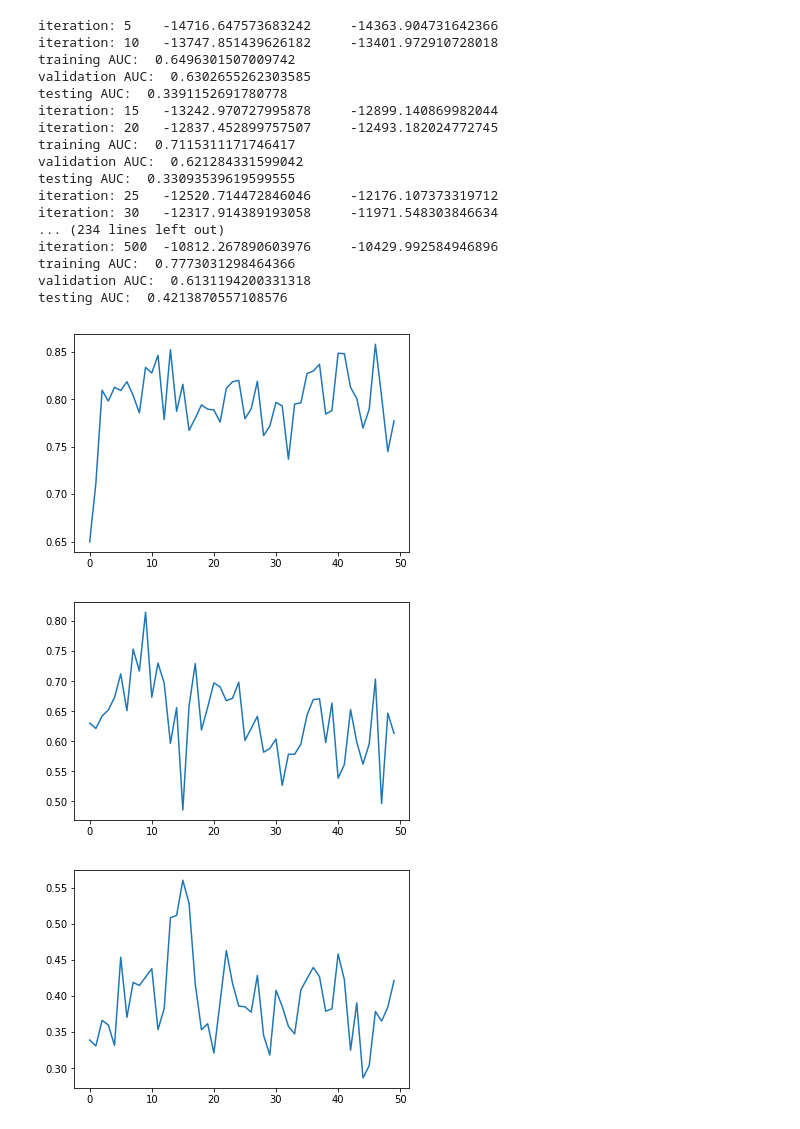
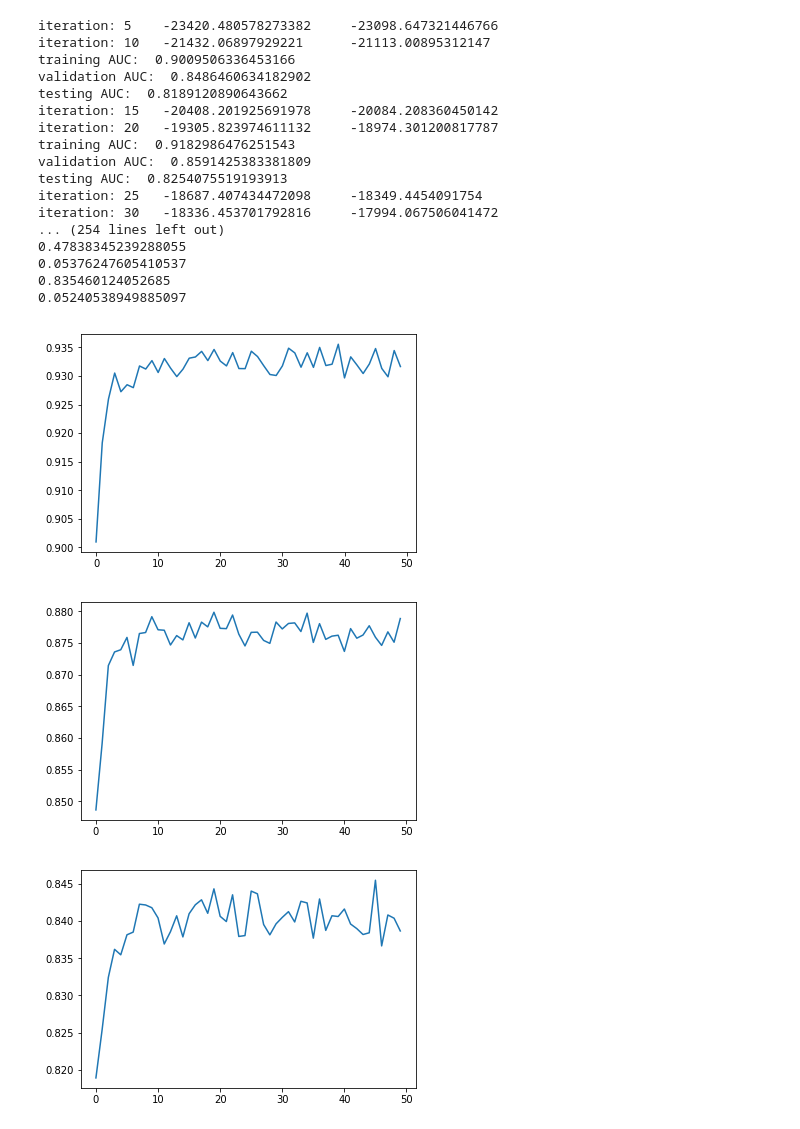
Before and after one commit to fumiyo0607/Recommendation-System, a Jupyter notebook: models/TransRec/TransRec.ipynb, the cells around one changed output. Saved outputs shown, nothing was run; the diff lists cells and outputs as text; code cells hidden in the pictures.

```diff
--- a/models/TransRec/TransRec.ipynb
+++ b/models/TransRec/TransRec.ipynb
@@ -68,3 +10,0 @@ max(items)
-# %%
-for user in user_train:
-    print(user)
@@ -127,13 +54,2 @@ def sigmoid(x):
 def TransPredict(user, pre, cur):
     return - beta[cur] - np.sum(np.square(H[pre,:] + r + R[user,:] - H[cur,:]))
-# %%
-def findUser():
-    user_list = list(user_train.keys())
-    while 1:
-        user = random.choice(user_list)
-        if len(user_train[user]) > 1:
-            return user
-# %%
-user_list = list(user_train.keys())
-for user in user_list:
-    print(user)
@@ -169,7 +61,7 @@ def AUC():
     testnum = 0     # event num per user in AUC testing
     # max_itemid = max(item_train.keys())
     for user in user_test:
-        if user not in  user_train or len(user_train[user])<2 or len(user_test[user])==0:
+        if len(user_train[user])<2 or len(user_test[user])==0:
             continue
         testnum += 1
 
@@ -266,10 +154,12 @@ for it in range(max_iter):
         i = user_train[u][position + 1]    # positive item
         j = findNegSucc(i)                 # negative item
 
-        d1 = H[p,:] + r + R[u-1,:] - H[i,:]
-        d2 = H[p,:] + r + R[u-1,:] - H[j,:]
+        d1 = H[p,:] + r + R[u,:] - H[i,:]
+        d2 = H[p,:] + r + R[u,:] - H[j,:]
 
-        z = sigmoid(-beta[i] + beta[j] - np.sum(np.square(d1)) + np.sum(np.square(d2)))
+        z = sigmoid(-beta[i] + beta[j] - \
+                    np.sum(np.square(d1)) + \
+                    np.sum(np.square(d2)))
 #        dg[u,:] += (1-z)*(eta[:,i]-eta[:,j])
 #        de[:,i] += (1-z)*(gam[u,:])
 #        de[:,j] += (1-z)*(-gam[u,:])
@@ -279,7 +169,7 @@ for it in range(max_iter):
         H[i,:] += learn_rate*((1-z)*2*(d1) - 2*lam*H[i,:])
         H[j,:] += learn_rate*((1-z)*2*(-d2) - 2*lam*H[j,:])
         r += learn_rate*((1-z)*2*(d2-d1) - 2*lam*r)
-        R[u-1] = learn_rate*((1-z)*2*(d2-d1) - 2*reg_lam*R[u-1])
+        R[u] = learn_rate*((1-z)*2*(d2-d1) - 2*reg_lam*R[u])
 
         normalization(p)
         normalization(i)
@@ -287,52 +177,62 @@ for it in range(max_iter):
 
         objective += log(z)
 
 #    dg -= lam*gam
 #    de -= lam*eta
 #    gam += learn_rate*dg
 #    eta += learn_rate*de
 
     regularization = objective - lam*np.sum(np.square(H)) - \
                                  lam*np.sum(np.square(r)) - \
                                  reg_lam*np.sum(np.square(R)) - \
                                  bias_lam*np.sum(np.square(beta))
 
     if (it+1)%5 == 0:
         print('iteration: ' + str(it+1) + '\t' + str(regularization) \
                                  + '\t' + str(objective))
     if (it+1)%10 == 0:
         auc = AUC()
         auc_rec_train.append(auc[0])
         auc_rec_valid.append(auc[1])
         auc_rec_test.append(auc[2])
 
 plt.figure()
 plt.plot(auc_rec_train)
 plt.figure()
 plt.plot(auc_rec_valid)
 plt.figure()
 plt.plot(auc_rec_test)
 
-np.save("itemVector.npy",H)
-np.save("userVector.npy",R)
+np.save("analysis_vector/itemVector.npy",H)
+np.save("analysis_vector/userVector.npy",R)
+
+R = np.load("analysis_vector/userVector.npy")
+
+for idx in range(20):
+    i = random.randint(0,usernum-1)
+    j = random.randint(0,usernum-1)
+    a = R[i]
+    b = R[j]
+    cos_angle = a.dot(b) / np.sqrt(a.dot(a) * b.dot(b))
+    print(cos_angle)
 # %% [output]
-iteration: 5    -14716.647573683242     -14363.904731642366
-iteration: 10   -13747.851439626182     -13401.972910728018
-training AUC:  0.6496301507009742
-validation AUC:  0.6302655262303585
-testing AUC:  0.3391152691780778
-iteration: 15   -13242.970727995878     -12899.140869982044
-iteration: 20   -12837.452899757507     -12493.182024772745
-training AUC:  0.7115311171746417
-validation AUC:  0.621284331599042
-testing AUC:  0.33093539619599555
-iteration: 25   -12520.714472846046     -12176.107373319712
-iteration: 30   -12317.914389193058     -11971.548303846634
-... (234 lines left out)
-iteration: 500  -10812.267890603976     -10429.992584946896
-training AUC:  0.7773031298464366
-validation AUC:  0.6131194200331318
-testing AUC:  0.4213870557108576
+iteration: 5    -23420.480578273382     -23098.647321446766
+iteration: 10   -21432.06897929221      -21113.00895312147
+training AUC:  0.9009506336453166
+validation AUC:  0.8486460634182902
+testing AUC:  0.8189120890643662
+iteration: 15   -20408.201925691978     -20084.208360450142
+iteration: 20   -19305.823974611132     -18974.301200817787
+training AUC:  0.9182986476251543
+validation AUC:  0.8591425383381809
+testing AUC:  0.8254075519193913
+iteration: 25   -18687.407434472098     -18349.4454091754
+iteration: 30   -18336.453701792816     -17994.067506041472
+... (254 lines left out)
+0.47838345239288055
+0.05376247605410537
+0.835460124052685
+0.05240538949885097
-[figure, old version]
+[figure, new version]
-[figure, old version]
+[figure, new version]
-[figure, old version]
+[figure, new version]
```
Also changed, not shown: parts of 42 cells of this notebook, 30 other files.
